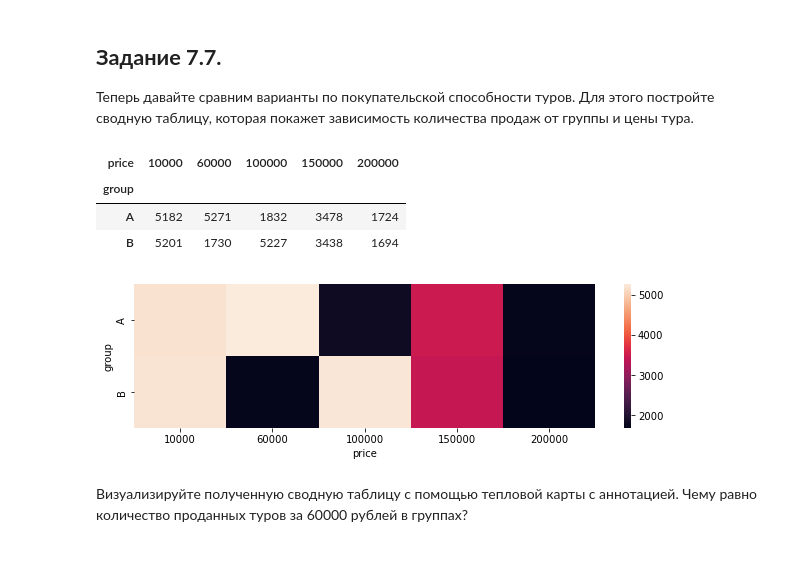
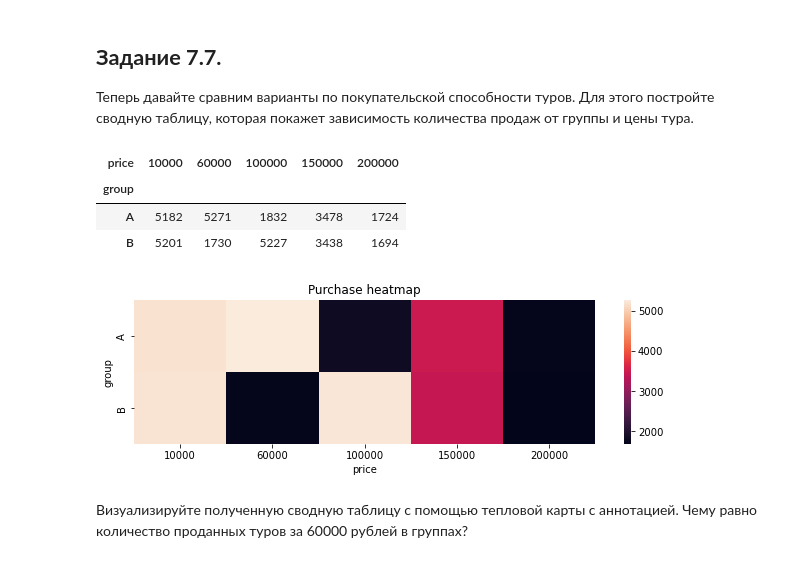
Before and after one commit to PoluboyarinovSI/SF_DataScience, a Jupyter notebook: Current_tasks/Template_EDA_5.ipynb, the cells around one changed output. Drawn from its saved outputs; the diff is of its cells as text; code cells hidden in the pictures.

```diff
--- a/Current_tasks/Template_EDA_5.ipynb
+++ b/Current_tasks/Template_EDA_5.ipynb
@@ -201,19 +201,23 @@ display(f"Средний чек в группе В:{round(grouped_data[grouped_d
 # %%
 pv_data = pd.pivot_table(updated_data[updated_data['purchase']==1],
                          index='group',
                          columns='price',
                          values='purchase',
                          aggfunc='sum')
+
 display(pv_data)
+
 fig = plt.figure(figsize=(8,2))
 axes = fig.add_axes([1,1,1,1])
-sns.heatmap(pv_data, ax=axes);
+
+sns.heatmap(pv_data, ax=axes)
+axes.set_title('Purchase heatmap');
 # %% [output]
 | price | 10000 | 60000 | 100000 | 150000 | 200000 |
 | group |  |  |  |  |  |
 | A | 5182 | 5271 | 1832 | 3478 | 1724 |
 | B | 5201 | 1730 | 5227 | 3438 | 1694 |
-[figure, old version]
+[figure, new version]
 # %% [markdown]
 Визуализируйте полученную сводную таблицу с помощью тепловой карты с аннотацией.
 Чему равно количество проданных туров за 60000 рублей в группах?
```
Also changed, not shown: parts of 10 cells of this notebook.
